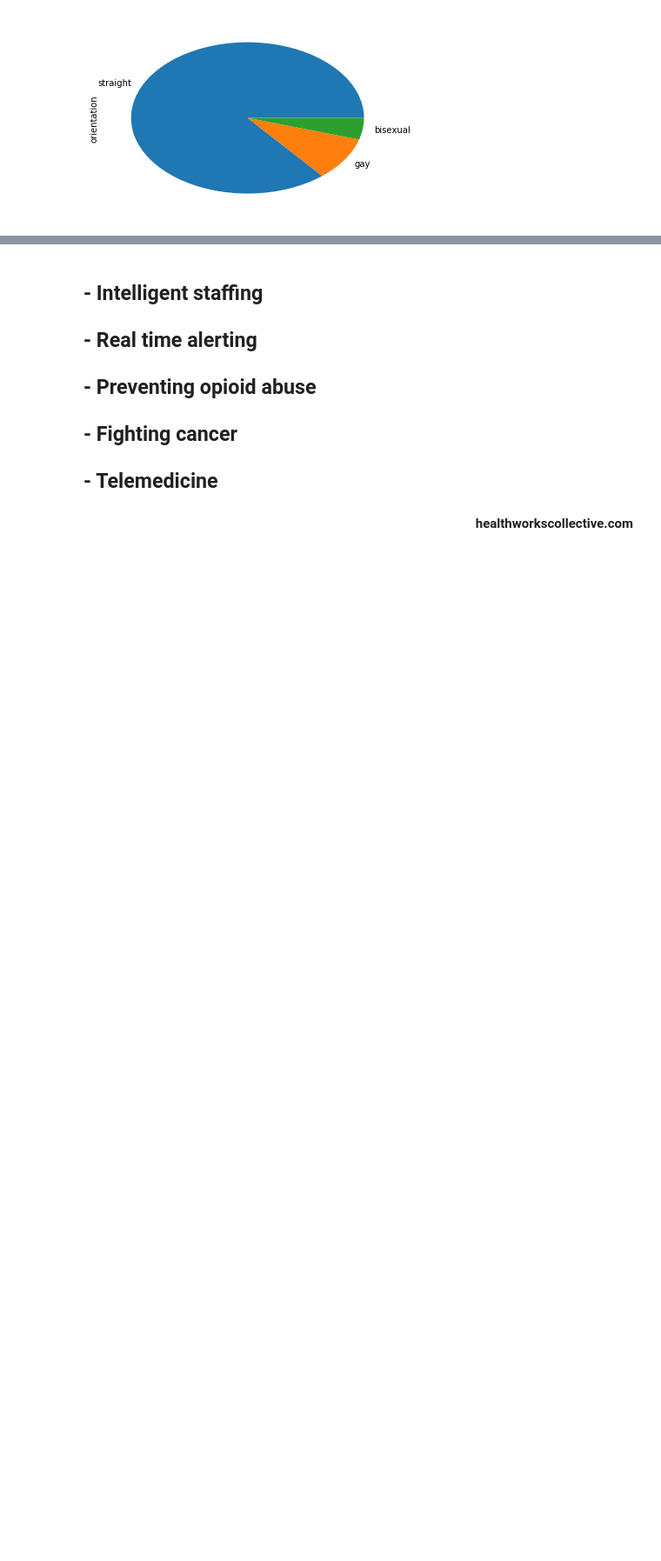
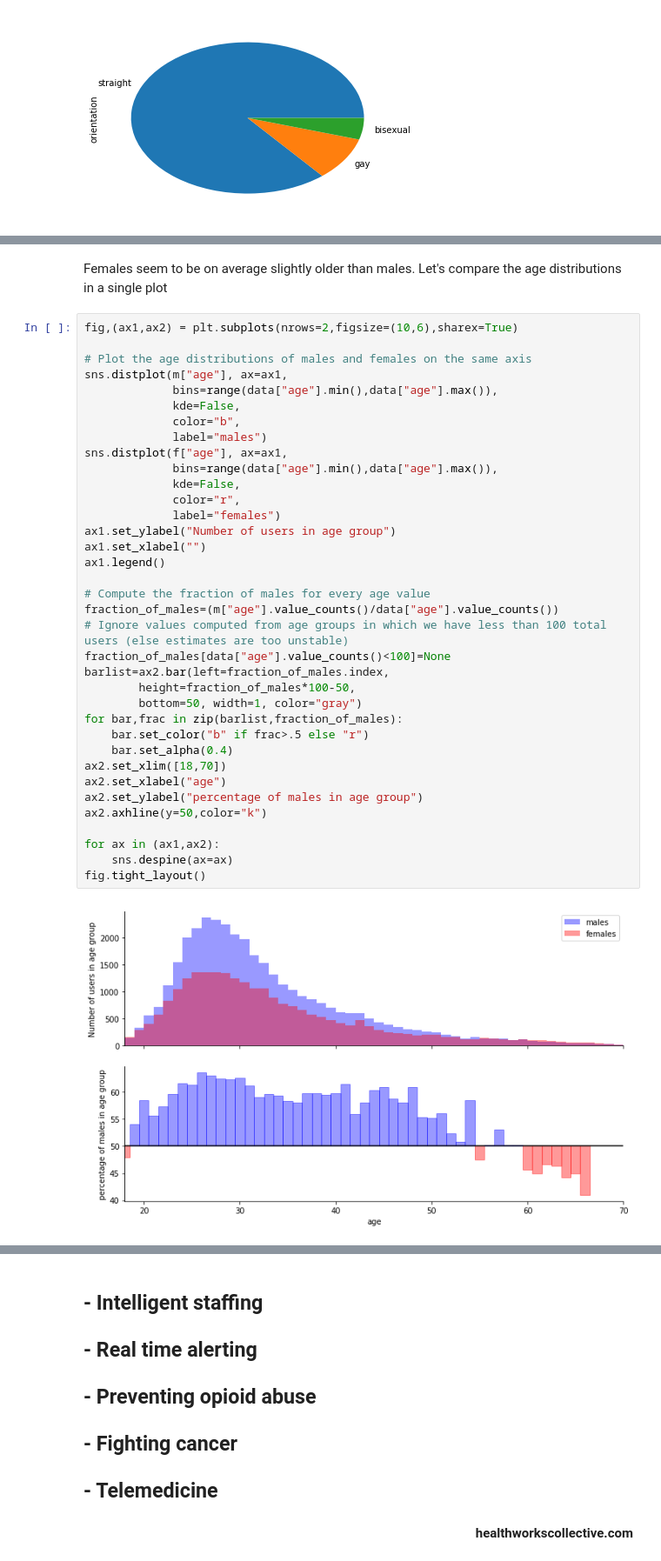
Before and after one commit to marcoag/hacking-online-dating, a Jupyter notebook: Data Science Workshop - Upcode Academy.ipynb, the cells around one changed output, grey strips where cells are left out. Shown at 87% size. Saved outputs shown, nothing was run; the diff lists cells and outputs as text; blank space fills up the shorter version.

```diff
--- a/Data Science Workshop - Upcode Academy.ipynb
+++ b/Data Science Workshop - Upcode Academy.ipynb
@@ -154,0 +434,40 @@ data['height'].plot
+# %% [markdown]
+Females seem to be on average slightly older than males. Let's compare the age distributions in a single plot
+# %%
+fig,(ax1,ax2) = plt.subplots(nrows=2,figsize=(10,6),sharex=True)
+
+# Plot the age distributions of males and females on the same axis
+sns.distplot(m["age"], ax=ax1,
+             bins=range(data["age"].min(),data["age"].max()),
+             kde=False,
+             color="b",
+             label="males")
+sns.distplot(f["age"], ax=ax1,
+             bins=range(data["age"].min(),data["age"].max()),
+             kde=False,
+             color="r",
+             label="females")
+ax1.set_ylabel("Number of users in age group")
+ax1.set_xlabel("")
+ax1.legend()
+
+# Compute the fraction of males for every age value
+fraction_of_males=(m["age"].value_counts()/data["age"].value_counts())
+# Ignore values computed from age groups in which we have less than 100 total users (else estimates are too unstable)
+fraction_of_males[data["age"].value_counts()<100]=None
+barlist=ax2.bar(left=fraction_of_males.index,
+        height=fraction_of_males*100-50,
+        bottom=50, width=1, color="gray")
+for bar,frac in zip(barlist,fraction_of_males):
+    bar.set_color("b" if frac>.5 else "r")
+    bar.set_alpha(0.4)
+ax2.set_xlim([18,70])
+ax2.set_xlabel("age")
+ax2.set_ylabel("percentage of males in age group")
+ax2.axhline(y=50,color="k")
+
+for ax in (ax1,ax2):
+    sns.despine(ax=ax)
+fig.tight_layout()
+# %% [output]
+[figure, added]
```
Also changed, not shown: parts of 79 cells of this notebook, 13 other files.
